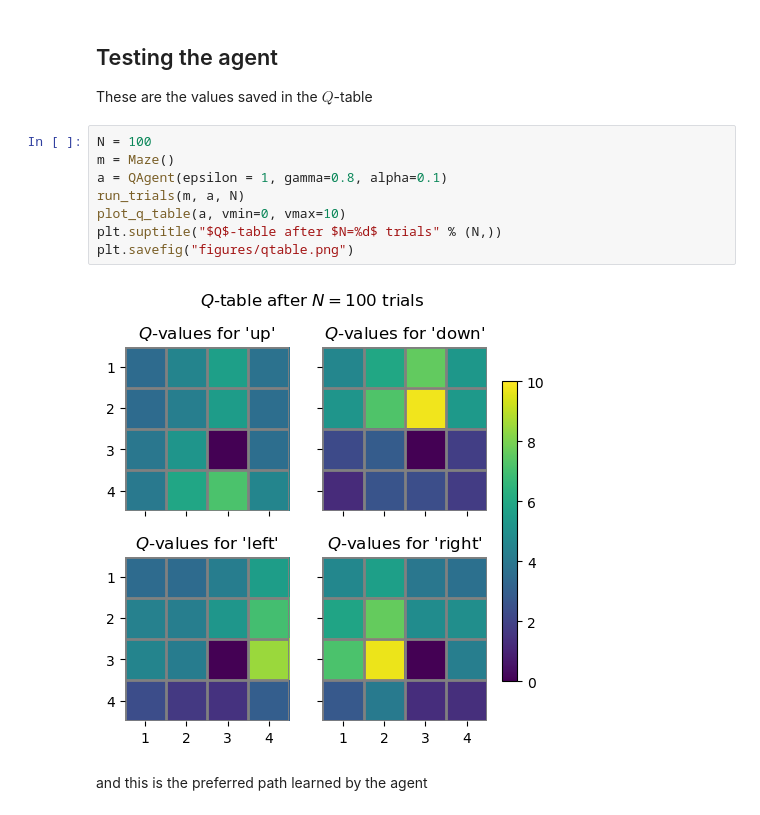
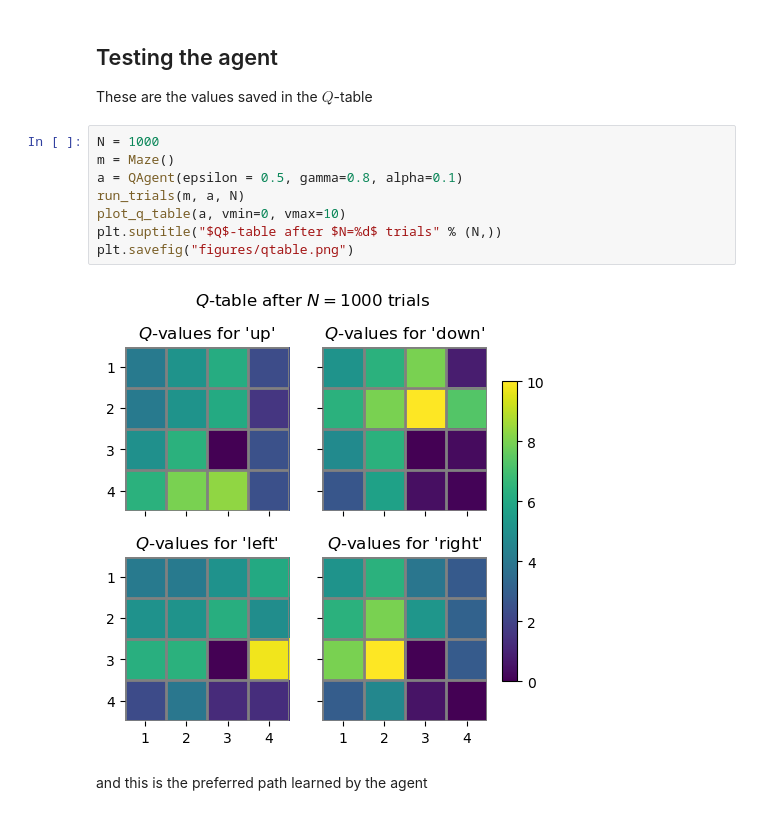
Before and after one commit to TheRealDrDre/CompCogNeuro, a Jupyter notebook: Part2_ReinforcementLearning/RL2_actions.ipynb, the cells around one changed output. Saved outputs shown, nothing was run; the diff lists cells and outputs as text.

```diff
--- a/Part2_ReinforcementLearning/RL2_actions.ipynb
+++ b/Part2_ReinforcementLearning/RL2_actions.ipynb
@@ -588,15 +588,15 @@ def plot_history_sequence(maze, history, shape=None, **kwargs):
 
 These are the values saved in the $Q$-table
 # %%
-N = 100
+N = 1000
 m = Maze()
-a = QAgent(epsilon = 1, gamma=0.8, alpha=0.1)
+a = QAgent(epsilon = 0.5, gamma=0.8, alpha=0.1)
 run_trials(m, a, N)
 plot_q_table(a, vmin=0, vmax=10)
 plt.suptitle("$Q$-table after $N=%d$ trials" % (N,))
 plt.savefig("figures/qtable.png")
 # %% [output]
-[figure, old version]
+[figure, new version]
 # %% [markdown]
 and this is the preferred path learned by the agent
 # %%
```
Also changed, not shown: parts of 5 cells of this notebook, 9 other files.
